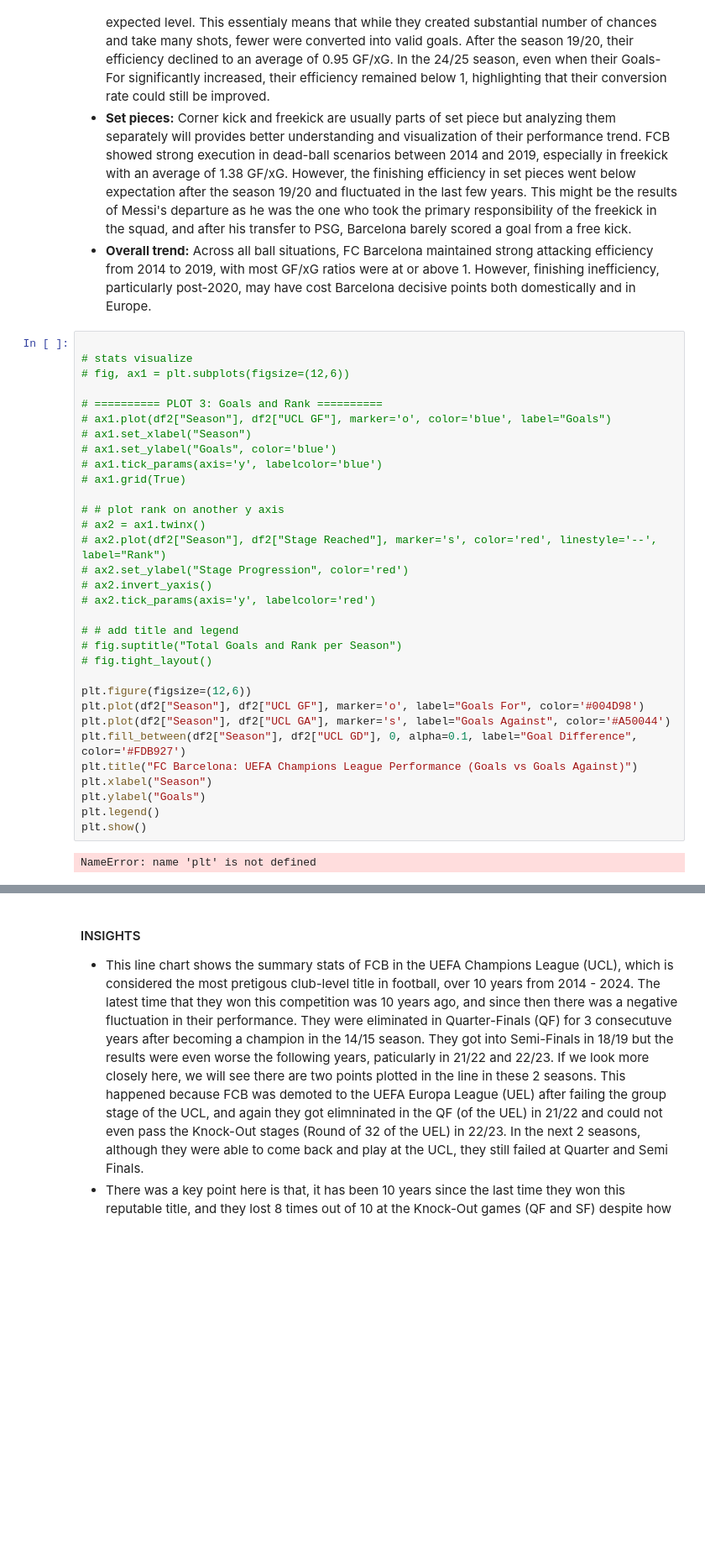
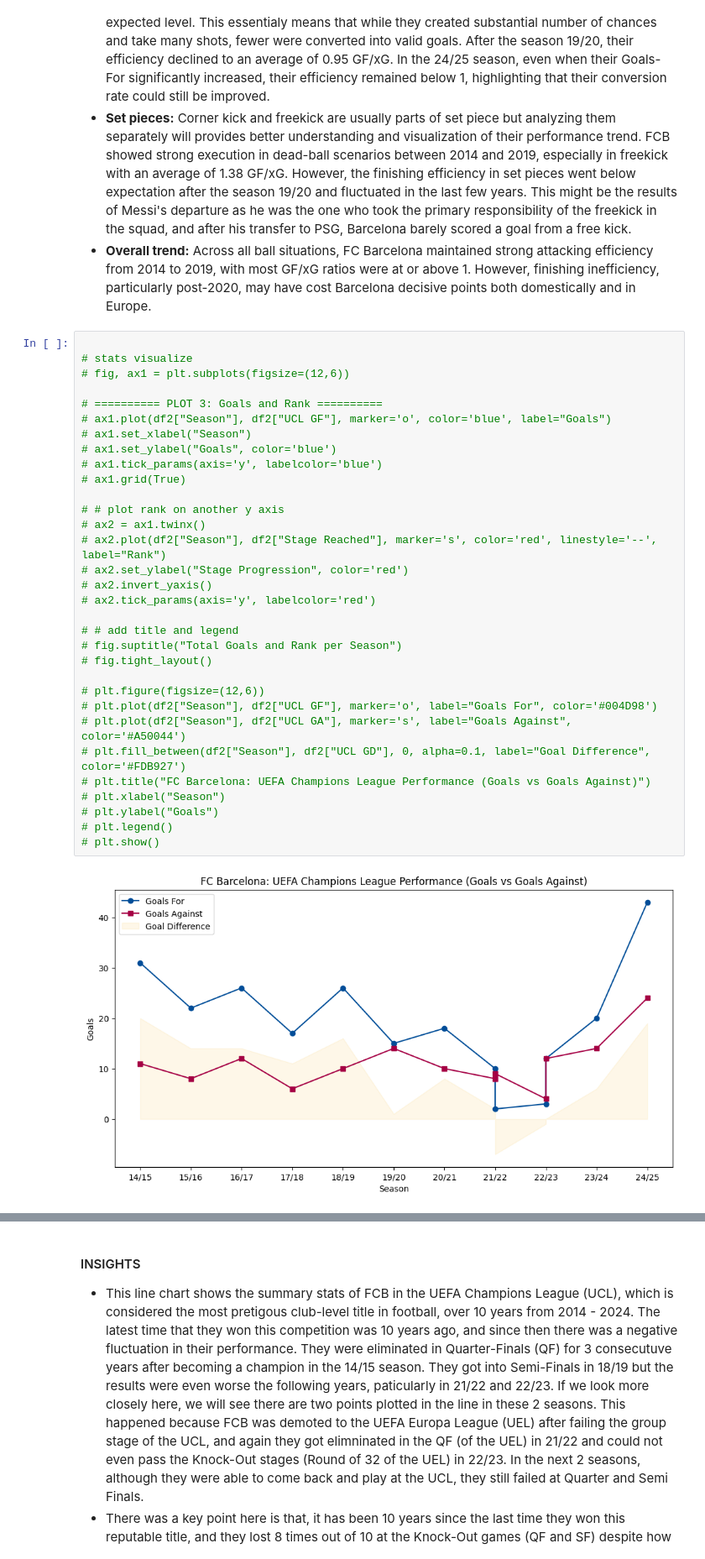
Before and after one commit to linhtran1003/fc-barcelona-performance-analysis, a Jupyter notebook: FCB_performance_analysis.ipynb, the cells around one changed output, grey strips where cells are left out. Shown: that part at 84% size. Cells and saved outputs as stored; diff of their text form; blank space fills up the shorter version.

```diff
--- a/FCB_performance_analysis.ipynb
+++ b/FCB_performance_analysis.ipynb
@@ -118,34 +132,34 @@ plt.tight_layout()
 # %%
 
 # stats visualize
 # fig, ax1 = plt.subplots(figsize=(12,6))
 
 # ========== PLOT 3: Goals and Rank ==========
 # ax1.plot(df2["Season"], df2["UCL GF"], marker='o', color='blue', label="Goals")
 # ax1.set_xlabel("Season")
 # ax1.set_ylabel("Goals", color='blue')
 # ax1.tick_params(axis='y', labelcolor='blue')
 # ax1.grid(True)
 
 # # plot rank on another y axis
 # ax2 = ax1.twinx()
 # ax2.plot(df2["Season"], df2["Stage Reached"], marker='s', color='red', linestyle='--', label="Rank")
 # ax2.set_ylabel("Stage Progression", color='red')
 # ax2.invert_yaxis()
 # ax2.tick_params(axis='y', labelcolor='red')
 
 # # add title and legend
 # fig.suptitle("Total Goals and Rank per Season")
 # fig.tight_layout()
 
-plt.figure(figsize=(12,6))
-plt.plot(df2["Season"], df2["UCL GF"], marker='o', label="Goals For", color='#004D98')
-plt.plot(df2["Season"], df2["UCL GA"], marker='s', label="Goals Against", color='#A50044')
-plt.fill_between(df2["Season"], df2["UCL GD"], 0, alpha=0.1, label="Goal Difference", color='#FDB927')
-plt.title("FC Barcelona: UEFA Champions League Performance (Goals vs Goals Against)")
-plt.xlabel("Season")
-plt.ylabel("Goals")
-plt.legend()
-plt.show()
+# plt.figure(figsize=(12,6))
+# plt.plot(df2["Season"], df2["UCL GF"], marker='o', label="Goals For", color='#004D98')
+# plt.plot(df2["Season"], df2["UCL GA"], marker='s', label="Goals Against", color='#A50044')
+# plt.fill_between(df2["Season"], df2["UCL GD"], 0, alpha=0.1, label="Goal Difference", color='#FDB927')
+# plt.title("FC Barcelona: UEFA Champions League Performance (Goals vs Goals Against)")
+# plt.xlabel("Season")
+# plt.ylabel("Goals")
+# plt.legend()
+# plt.show()
 # %% [output]
-NameError: name 'plt' is not defined
+[figure, added]
```
Also changed, not shown: parts of 4 cells of this notebook.
